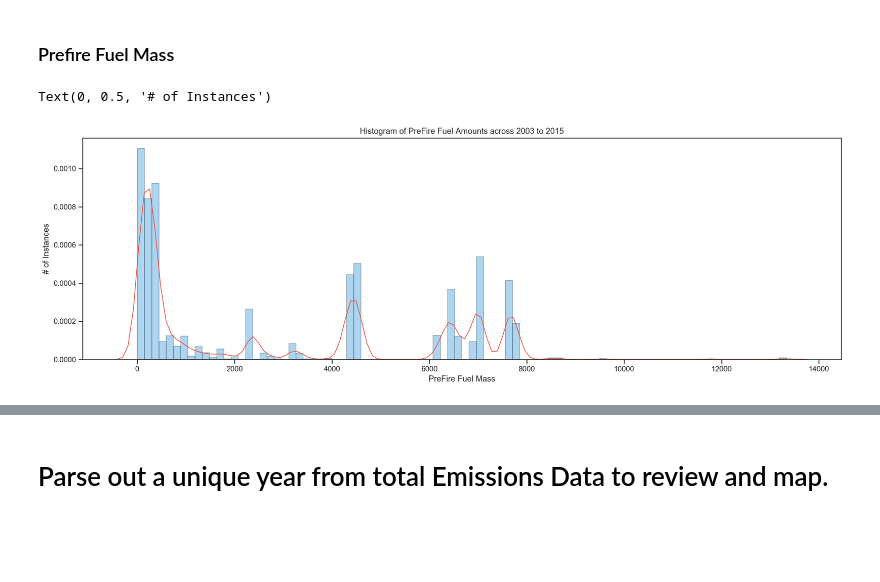
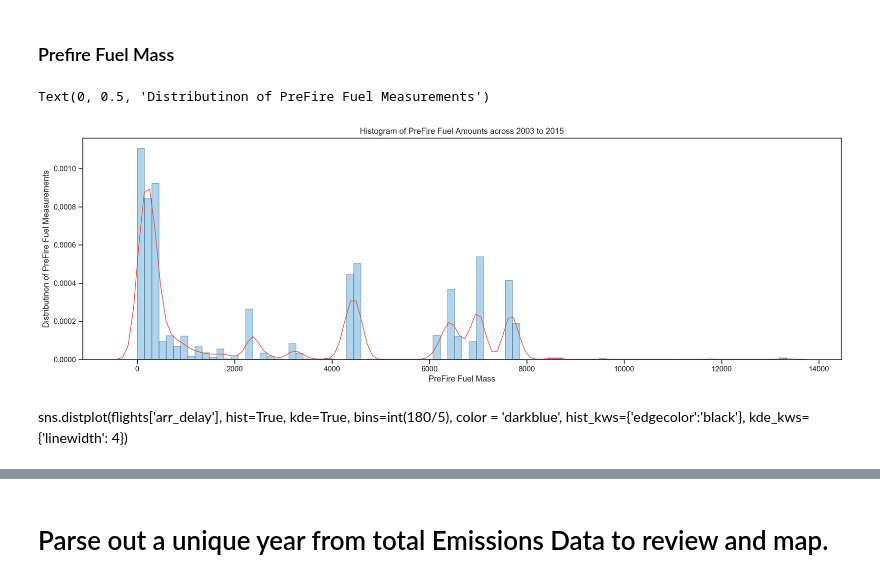
Before and after one commit to NahidGithub/Predicting-Wildfires, a Jupyter notebook: experimental code/EmissionsCombineCSV.ipynb, the cells around one changed output, grey strips where cells are left out. Cells and saved outputs as stored; diff of their text form; code cells hidden in the pictures; blank space fills up the shorter version.

```diff
--- a/experimental code/EmissionsCombineCSV.ipynb
+++ b/experimental code/EmissionsCombineCSV.ipynb
@@ -89,4 +97 @@ for col in emdata.columns:
-# %%
-### Removing a few columns that aren't necessary:
-emdata = emdata.drop(['grid10k', 'BSEV_flag', 'burnday_source'], 1)
 # %%
@@ -97,0 +107,2 @@ array([2008, 2009, 2013, 2007, 2006, 2012, 2004, 2010, 2011, 2005, 2015,
+# %%
+emdata_cleanv1 = emdata.drop(['id', 'grid10k', 'BSEV_flag', 'burn_source'], 1)
@@ -119,3 +155,3 @@ Name: ECO2, dtype: int64
 # %%
-indexNames = emdata[(emdata.prefire_fuel == 0) & (emdata.consumed_fuel == 0) & (emdata.ECO2 == 0)].index
-emdata.drop(indexNames , inplace=True)
+indexNames = emdata_cleanv1[(emdata_cleanv1.prefire_fuel == 0) & (emdata_cleanv1.consumed_fuel == 0) & (emdata_cleanv1.ECO2 == 0)].index
+emdata_cleanv1.drop(indexNames, inplace=True)
@@ -246,14 +275,14 @@ sns.palplot(sns.color_palette(flatui))
 ### Prefire Fuel Mass
 # %%
 plt.figure(figsize=(20, 6))
-sns.distplot(emdata['prefire_fuel'], hist = True, kde = True, bins=int(180/2), color = '#3498db',
+sns.distplot(emdata_cleanv1['prefire_fuel'], hist = True, kde = True, bins=int(180/2), color = '#3498db',
              kde_kws = {'shade': False, 'linewidth': 1, 'color': '#e74c3c'},
              hist_kws={'edgecolor':'#34495e'})
              #label = 'Prefuel Fire Mass')
 
 plt.title('Histogram of PreFire Fuel Amounts across 2003 to 2015')
 plt.xlabel('PreFire Fuel Mass')
-plt.ylabel('# of Instances')
+plt.ylabel('Distributinon of PreFire Fuel Measurements')
 # %% [output]
-Text(0, 0.5, '# of Instances')
+Text(0, 0.5, 'Distributinon of PreFire Fuel Measurements')
-[figure, old version]
+[figure, new version]
@@ -265,3 +289,8 @@ sns.distplot(flights['arr_delay'], hist=True, kde=True,
+# %% [markdown]
+sns.distplot(flights['arr_delay'], hist=True, kde=True,
+             bins=int(180/5), color = 'darkblue',
+             hist_kws={'edgecolor':'black'},
+             kde_kws={'linewidth': 4})
 # %%
 hald = [1,3,43,345,654,74,46, 1, 1, 1, 1, 1, 1, 1, 1, 1, 1, 1, 1, 1, 1, 1, 1, 1, 1, 1, 1, 1, 1, 1, 1, 1]
 gmean(hald)
```
Also changed, not shown: parts of 27 cells of this notebook.
